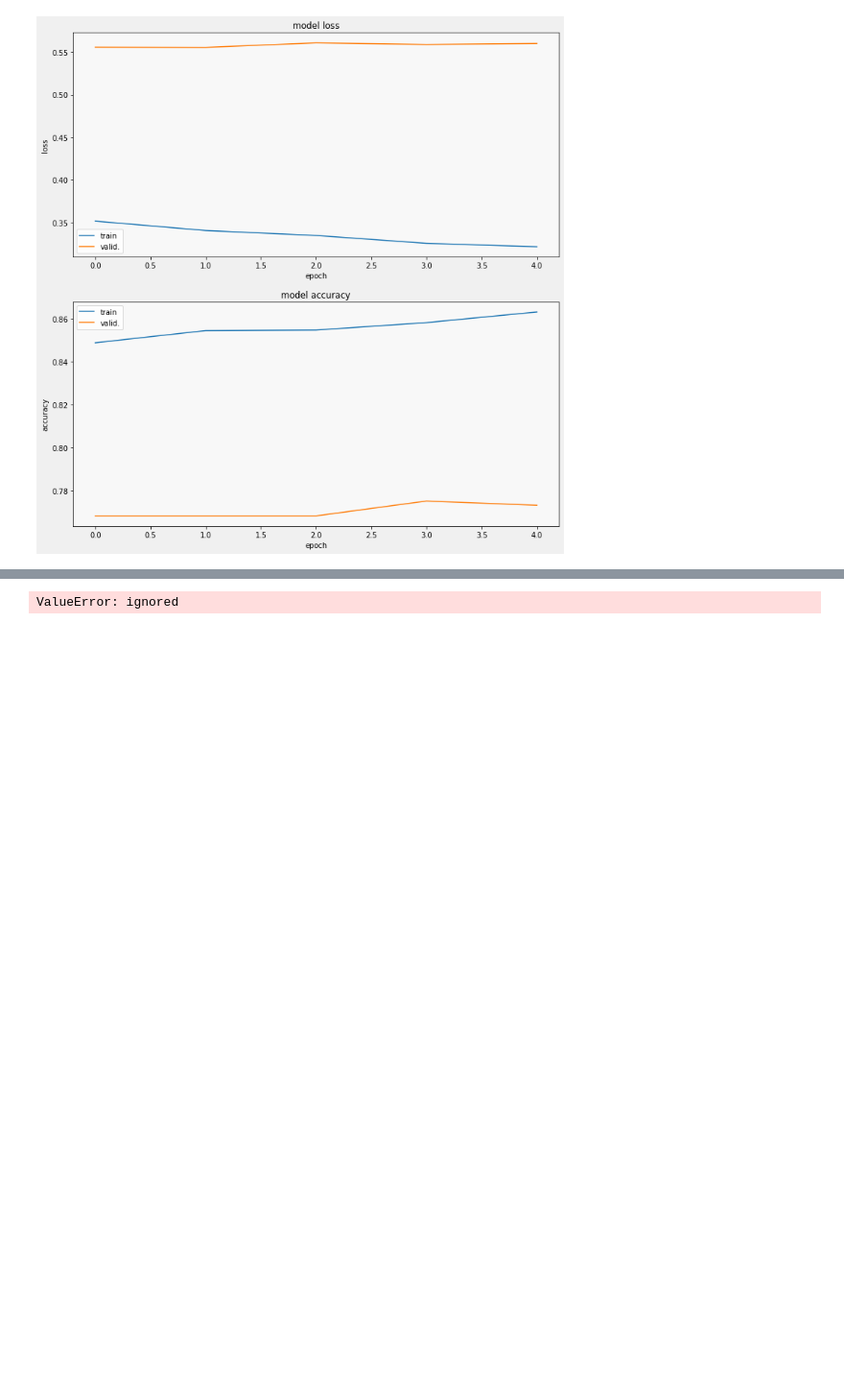
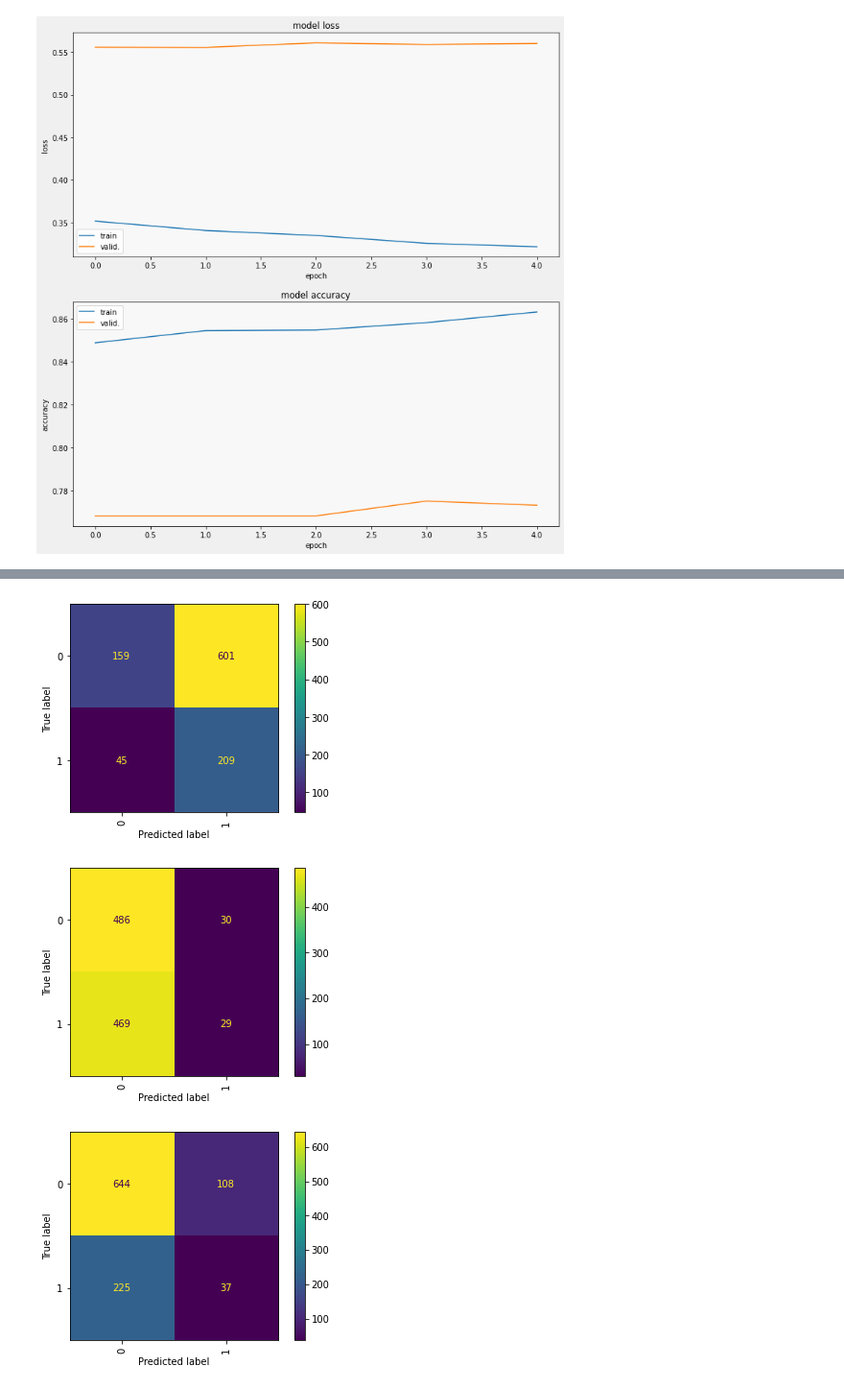
Before and after one commit to d-portugal/chest_x_ray, a Jupyter notebook: chest_xray_APA.ipynb, the cells around one changed output, grey strips where cells are left out. Shown at 96% size. Saved outputs shown, nothing was run; the diff lists cells and outputs as text; code cells hidden in the pictures; blank space fills up the shorter version.

```diff
--- a/chest_xray_APA.ipynb
+++ b/chest_xray_APA.ipynb
@@ -409,18 +401,11 @@ images_ds = ds_test.map(lambda image, label: image)
 labels_ds = ds_test.map(lambda image, label: label).unbatch()
 
 cm_correct_labels = next(iter(labels_ds.batch(1014))).numpy()
-rounded_labels=np.argmax(cm_correct_labels, axis=1)
-cm_probabilities = model_aug.predict(images_ds)
+rounded_labels = np.argmax(cm_correct_labels, axis=1)
+cm_probabilities = model_transf.predict(images_ds)
 cm_predictions = np.argmax(cm_probabilities, axis=-1)
 
 CLASSES = ['NORMAL', 'PNEUMONIA BACTERIA', 'PNEUMONIA VIRAL']
 
 labels = range(len(CLASSES))
-
-cmat = multilabel_confusion_matrix(
-    rounded_labels,
-    cm_predictions,
-    labels=labels,
-)
-#cmat = (cmat.T / cmat.sum(axis=1)).T # normalize
 # %% [output]
@@ -428,5 +413,11 @@ cmat = multilabel_confusion_matrix(
-# %%
-import seaborn as sns
-sns.heatmap(cmat,annot=True,fmt="d")
-# %% [output]
-ValueError: ignored
+# %%
+cmatrix = multilabel_confusion_matrix(rounded_labels, cm_predictions, labels = labels)
+# %%
+for confusion_matrix in cmatrix:
+    disp = ConfusionMatrixDisplay(confusion_matrix)
+    disp.plot(include_values=True, cmap="viridis", ax=None, xticks_rotation="vertical")
+    plt.show()
+# %% [output]
+[figure, added]
+[figure, added]
+[figure, added]
```
Also changed, not shown: parts of 10 cells of this notebook.
